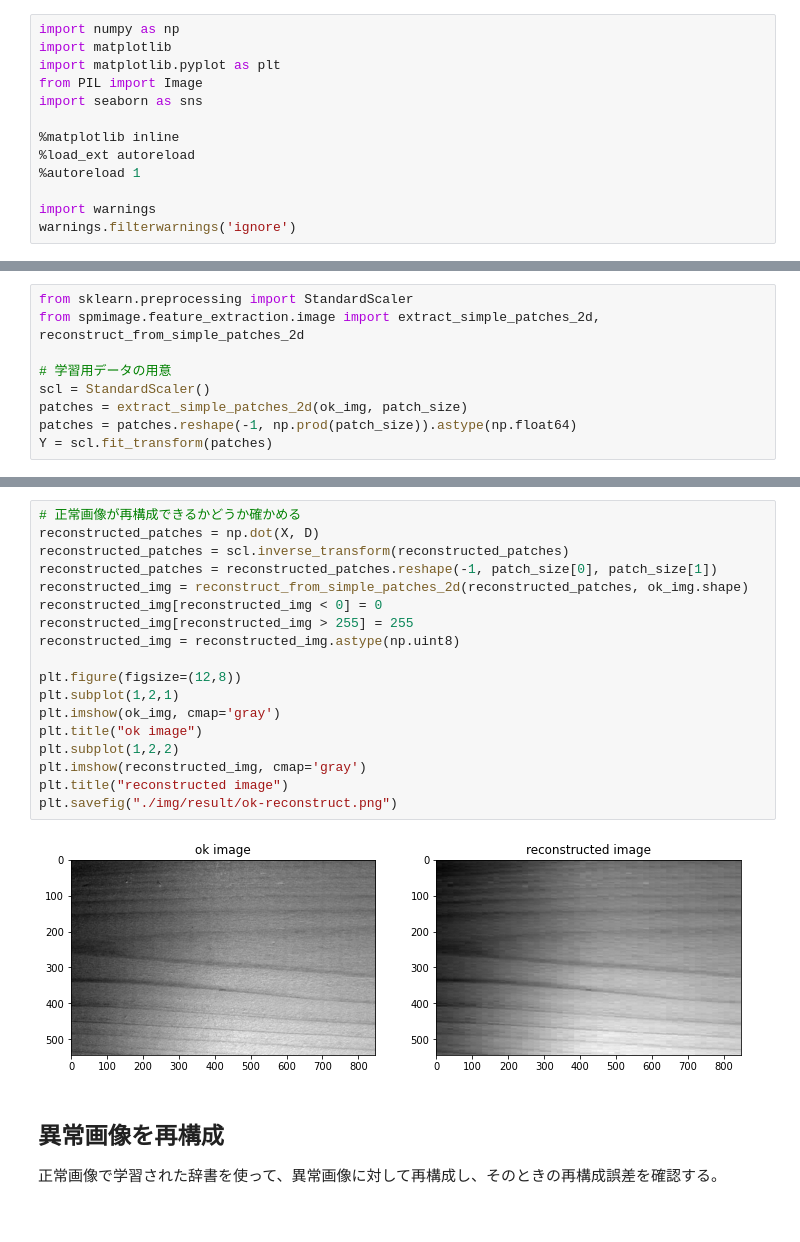
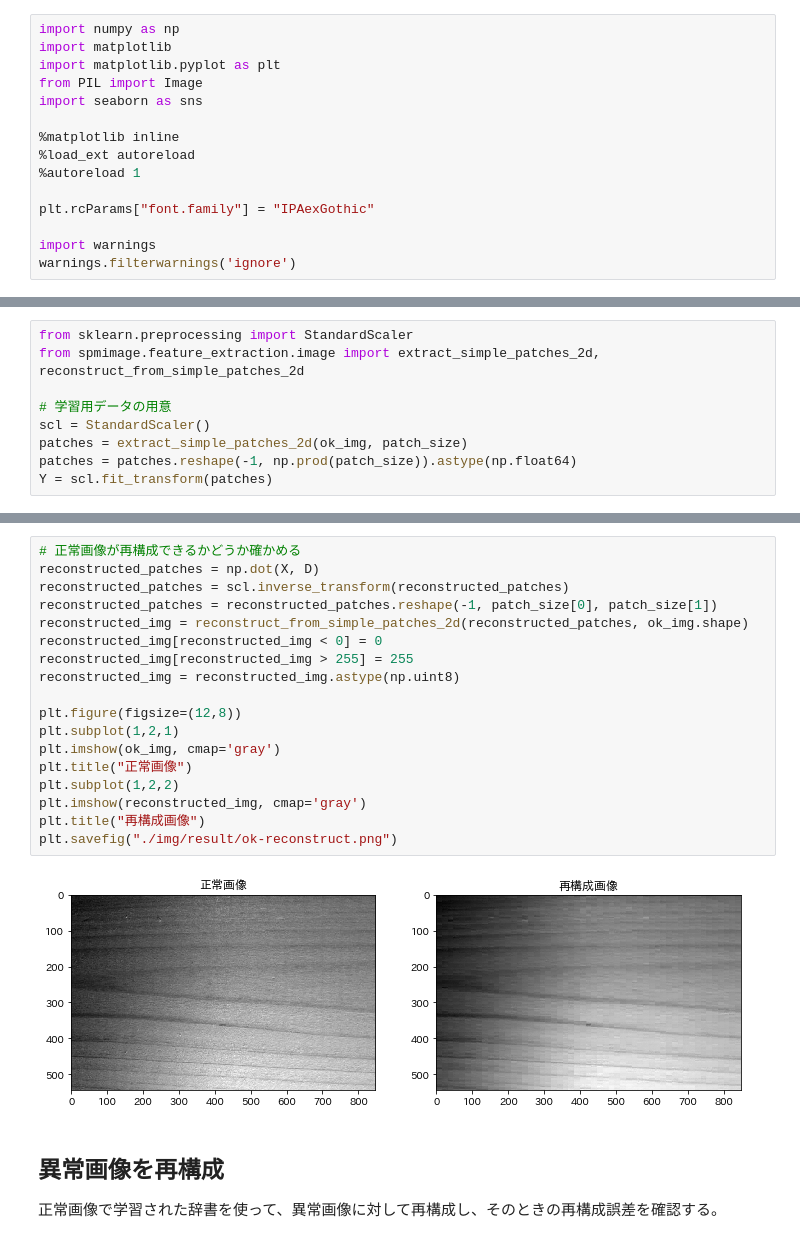
Before and after one commit to hacarus/codezine-sparse-modeling, a Jupyter notebook: 5/defect-detection.ipynb, the cells around one changed output, grey strips where cells are left out. Cells and saved outputs as stored; diff of their text form.

```diff
--- a/5/defect-detection.ipynb
+++ b/5/defect-detection.ipynb
@@ -11,6 +11,8 @@ import seaborn as sns
 %load_ext autoreload
 %autoreload 1
 
+plt.rcParams["font.family"] = "IPAexGothic"
+
 import warnings
 warnings.filterwarnings('ignore')
 # %% [output]
@@ -55,23 +60,23 @@ Wall time: 5.64 s
 # %%
 # 正常画像が再構成できるかどうか確かめる
 reconstructed_patches = np.dot(X, D)
 reconstructed_patches = scl.inverse_transform(reconstructed_patches)
 reconstructed_patches = reconstructed_patches.reshape(-1, patch_size[0], patch_size[1])
 reconstructed_img = reconstruct_from_simple_patches_2d(reconstructed_patches, ok_img.shape)
 reconstructed_img[reconstructed_img < 0] = 0
 reconstructed_img[reconstructed_img > 255] = 255
 reconstructed_img = reconstructed_img.astype(np.uint8)
 
 plt.figure(figsize=(12,8))
 plt.subplot(1,2,1)
 plt.imshow(ok_img, cmap='gray')
-plt.title("ok image")
+plt.title("正常画像")
 plt.subplot(1,2,2)
 plt.imshow(reconstructed_img, cmap='gray')
-plt.title("reconstructed image")
+plt.title("再構成画像")
 plt.savefig("./img/result/ok-reconstruct.png")
 # %% [output]
-[figure, old version]
+[figure, new version]
 # %% [markdown]
 ## 異常画像を再構成
 正常画像で学習された辞書を使って、異常画像に対して再構成し、そのときの再構成誤差を確認する。
```
Also changed, not shown: parts of 7 cells of this notebook, 2 other files.
